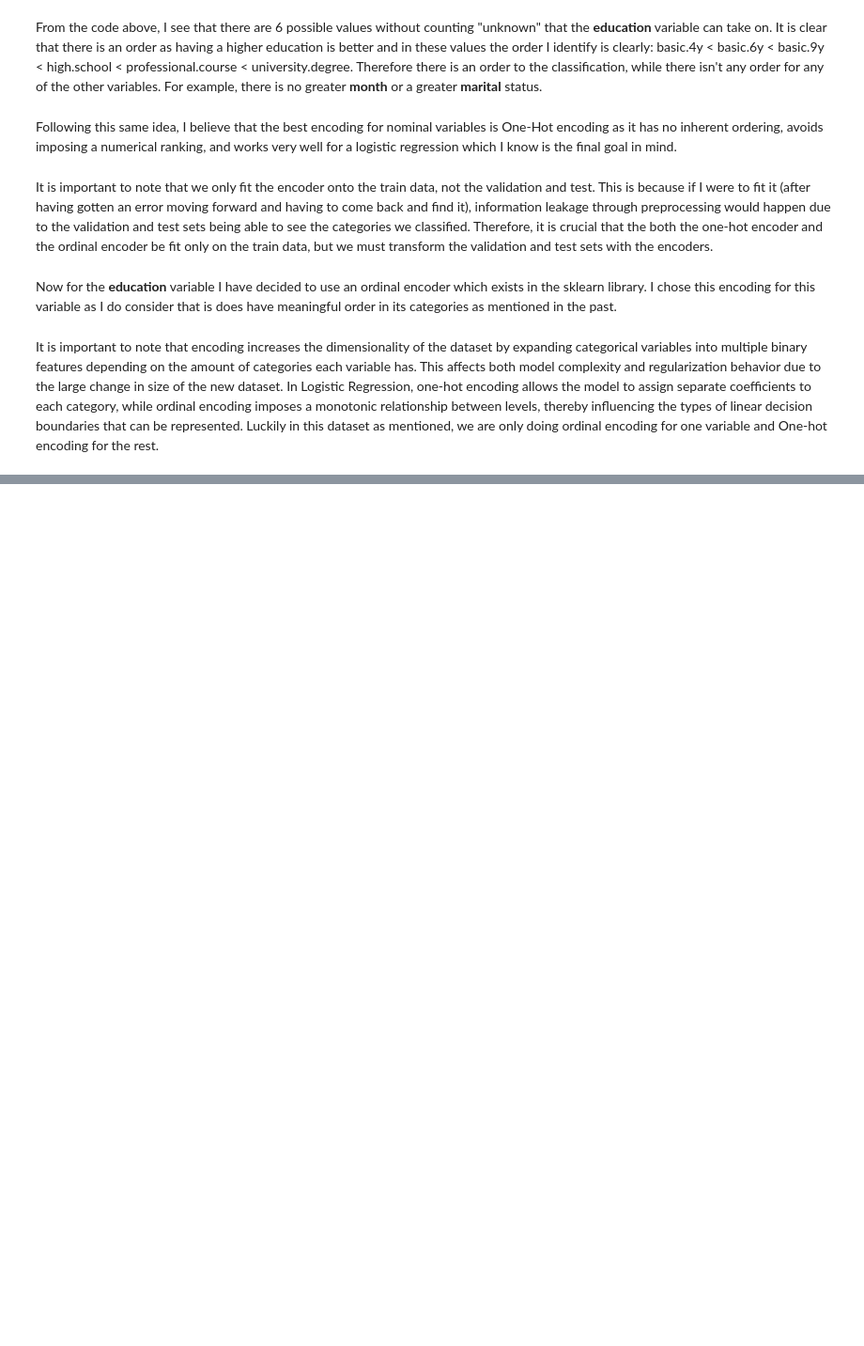
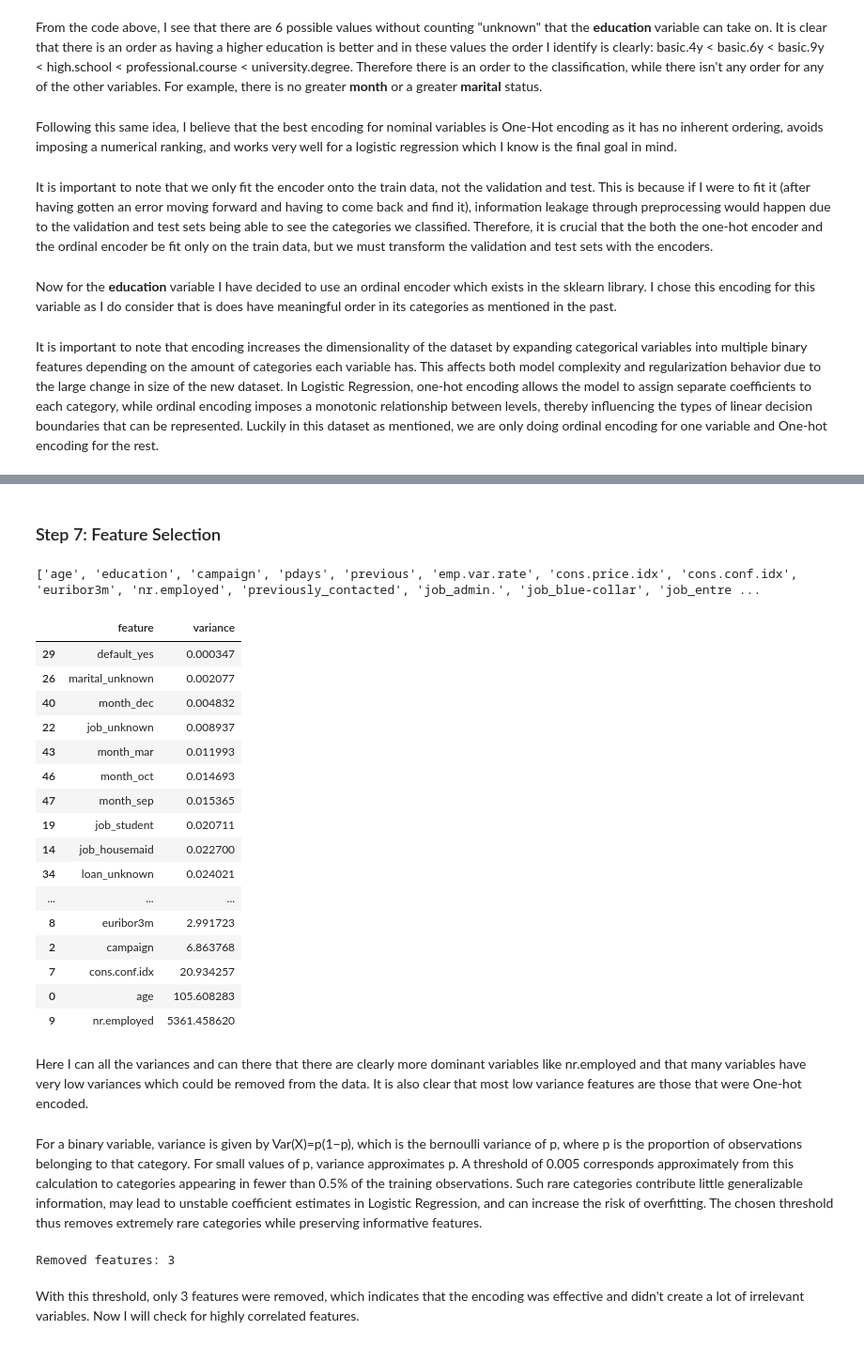
Before and after one commit to SantiLandinezUni/ML-fundamentals-2026, a Jupyter notebook: assignment_1_santiago_landinez.ipynb, the cells around one changed output, grey strips where cells are left out. Shown at 94% size. Cells and saved outputs as stored; diff of their text form; code cells hidden in the pictures; blank space fills up the shorter version.

Commit message:
Step 6 and 7 Finished

```diff
--- a/assignment_1_santiago_landinez.ipynb
+++ b/assignment_1_santiago_landinez.ipynb
@@ -445,0 +453,8 @@ Step 6:
+# %%
+from sklearn.feature_selection import VarianceThreshold
+if "duration" in X_train.columns:
+    X_train = X_train.drop(columns=["duration"])
+    X_val   = X_val.drop(columns=["duration"])
+    X_test  = X_test.drop(columns=["duration"])
+
+numeric_cols_new = X_train.select_dtypes(include="number").columns
@@ -445,0 +470,12 @@ Step 6:
+# %%
+import numpy as np
+X_train_num = X_train[numeric_cols_new]
+X_val_num   = X_val[numeric_cols_new]
+X_test_num  = X_test[numeric_cols_new]
+
+ohe_feature_names = ohe.get_feature_names_out(nominal_cols)
+
+# Stack into final arrays
+X_train_full = np.hstack([X_train_num, X_train_ohe])
+X_val_full   = np.hstack([X_val_num,   X_val_ohe])
+X_test_full  = np.hstack([X_test_num,  X_test_ohe])
@@ -445,0 +507,4 @@ Step 6:
+# %%
+X_train_full = np.hstack([X_train_num.to_numpy(), X_train_ohe])
+X_val_full   = np.hstack([X_val_num.to_numpy(),   X_val_ohe])
+X_test_full  = np.hstack([X_test_num.to_numpy(),  X_test_ohe])
@@ -445,0 +513,56 @@ Step 6:
+# %% [markdown]
+### Step 7: Feature Selection
+# %%
+feature_names = list(numeric_cols_new) + list(ohe.get_feature_names_out(nominal_cols))
+# %%
+print(feature_names)
+# %% [output]
+['age', 'education', 'campaign', 'pdays', 'previous', 'emp.var.rate', 'cons.price.idx', 'cons.conf.idx', 'euribor3m', 'nr.employed', 'previously_contacted', 'job_admin.', 'job_blue-collar', 'job_entre ...
+# %%
+variances = X_train_full.var(axis=0)
+
+var_df = pd.DataFrame({
+    "feature": feature_names,
+    "variance": variances
+}).sort_values("variance")
+
+var_df
+# %% [output]
+|  | feature | variance |
+| 29 | default_yes | 0.000347 |
+| 26 | marital_unknown | 0.002077 |
+| 40 | month_dec | 0.004832 |
+| 22 | job_unknown | 0.008937 |
+| 43 | month_mar | 0.011993 |
+| 46 | month_oct | 0.014693 |
+| 47 | month_sep | 0.015365 |
+| 19 | job_student | 0.020711 |
+| 14 | job_housemaid | 0.022700 |
+| 34 | loan_unknown | 0.024021 |
+| ... | ... | ... |
+| 8 | euribor3m | 2.991723 |
+| 2 | campaign | 6.863768 |
+| 7 | cons.conf.idx | 20.934257 |
+| 0 | age | 105.608283 |
+| 9 | nr.employed | 5361.458620 |
+# %% [markdown]
+Here I can all the variances and can there that there are clearly more dominant variables like nr.employed and that many variables have very low variances which could be removed from the data. It is also clear that most low variance features are those that were One-hot encoded.
+# %% [markdown]
+For a binary variable, variance is given by Var(X)=p(1−p), which is the bernoulli variance of p, where p is the proportion of observations belonging to that category. For small values of p, variance approximates p. A threshold of 0.005 corresponds approximately from this calculation to categories appearing in fewer than 0.5% of the training observations. Such rare categories contribute little generalizable information, may lead to unstable coefficient estimates in Logistic Regression, and can increase the risk of overfitting. The chosen threshold thus removes extremely rare categories while preserving informative features.
+# %%
+from sklearn.feature_selection import VarianceThreshold
+
+selector = VarianceThreshold(threshold=0.005)
+
+X_train_var = selector.fit_transform(X_train_full)
+X_val_var   = selector.transform(X_val_full)
+X_test_var  = selector.transform(X_test_full)
+
+selected_mask = selector.get_support()
+selected_features = np.array(feature_names)[selected_mask]
+
+print("Removed features:", len(feature_names) - len(selected_features))
+# %% [output]
+Removed features: 3
+# %% [markdown]
+With this threshold, only 3 features were removed, which indicates that the encoding was effective and didn't create a lot of irrelevant variables. Now I will check for highly correlated features.
```
Also changed, not shown: parts of 21 cells of this notebook.
